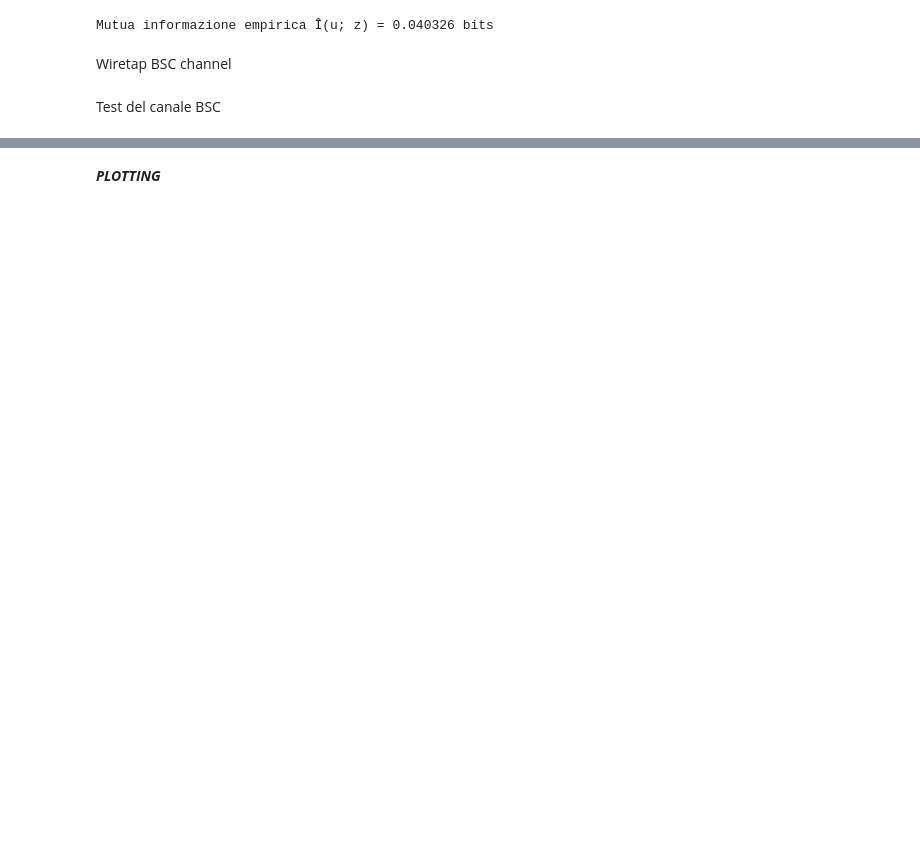
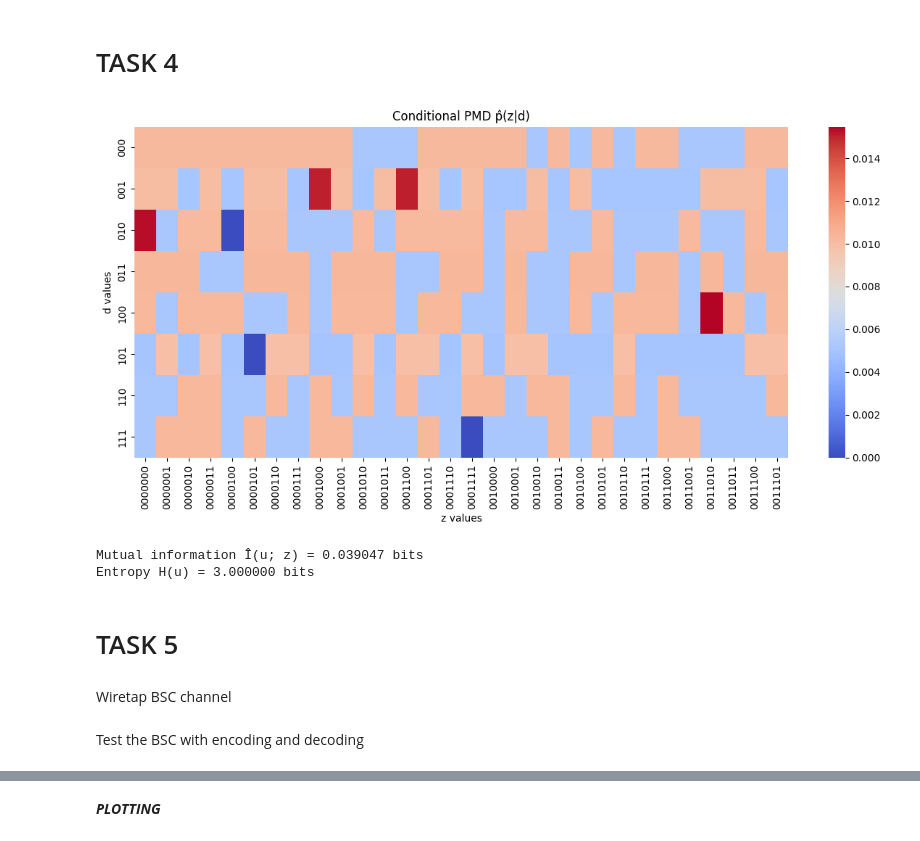
Before and after one commit to Symon02/Information-Security, a Jupyter notebook: lab2/nb.ipynb, the cells around one changed output, grey strips where cells are left out. Cells and saved outputs as stored; diff of their text form; code cells hidden in the pictures; blank space fills up the shorter version.

```diff
--- a/lab2/nb.ipynb
+++ b/lab2/nb.ipynb
@@ -136,5 +148,5 @@ L'heatmap non evidenzia pattern di correlazione tra Y e Z con probabilità signi
 # %%
-# Lista delle 16 codeword del codice di Hamming (7,4)
+# List of the 16 Hamming (7,4) codewords
 HAMMING_CODEWORDS = [
     "0000000", "1000110", "0100101", "0010011",
     "0001111", "1100011", "1010101", "1001001",
@@ -143,15 +155,16 @@ HAMMING_CODEWORDS = [
 ]
 
 def complement(bits):
+    """Flip each bit in a binary string."""
     return ''.join('1' if b == '0' else '0' for b in bits)
 
 def get_bin_for_message(u):
     """
-    Restituisce il bin associato al messaggio u (3 bit).
+    Find Hamming codewords corresponding to a given 3-bit message u.
     """
-    assert len(u) == 3 and set(u) <= {'0', '1'}
+    assert len(u) == 3 and set(u) <= {'0', '1'} # Ensure input validity
 
-    bin_prefix = "0" + u  # Costruisci [0, u] come prefisso (4 bit)
+    bin_prefix = "0" + u   # Construct a 4-bit prefix [0, u]
 
     for cw in HAMMING_CODEWORDS:
         if cw.startswith(bin_prefix):
@@ -159,13 +172,12 @@ def get_bin_for_message(u):
             if comp in HAMMING_CODEWORDS:
                 return [cw, comp]
             else:
-                return [cw]  # fallback in caso di errore
-    raise ValueError(f"Nessuna codeword con prefisso [0, {u}] trovata.")
+                return [cw]  # Fallback in case of missing complement
+    raise ValueError(f"No codeword with prefix [0, {u}] found.")
 
 def random_binning_encoder(u):
     """
-    Implementa l'encoder di binning casuale:
-    prende un messaggio u ∈ M (stringa a 3 bit) e restituisce una codeword x ∈ X′
+    Encode a 3-bit message u using random binning.
     """
     bin_codewords = get_bin_for_message(u)
     return random.choice(bin_codewords)
@@ -173,5 +185,5 @@ def random_binning_encoder(u):
 # Test encoder
 for u in ["000", "001", "010", "011", "100", "101", "110", "111"]:
     bin_set = get_bin_for_message(u)
-    print(f"Messaggio {u} → bin: {bin_set}")
+    print(f"Message {u} → bin: {bin_set}")
 # %% [output]
@@ -340,3 +305,5 @@ Accuratezza decoder con canale (1 errore max): 1000/1000
+# %% [markdown]
+# TASK 4
 # %%
 def apply_eavesdropper_channel(x):
     """
@@ -387,10 +392,28 @@ def compute_empirical_distributions(z_given_u):
 # %%
 z_given_u = simulate_encoder_eavesdropper_chain()
 p_u, p_z, p_joint, I_hat = compute_empirical_distributions(z_given_u)
 
-print(f"Mutua informazione empirica Î(u; z) = {I_hat:.6f} bits")
+# Compute conditional PMDs
+joint_counts = Counter({(u, z): int(p * 2000) for (u, z), p in p_joint.items()})  # Approx. joint counts
+u_counts = Counter({u: sum(joint_counts[(u, z)] for z in p_z) for u in p_u})
+conditional_pmd = compute_conditional_pmd(joint_counts, u_counts)
+
+# Plot conditional PMDs
+z_values = sorted(set(z for _, z in joint_counts))
+d_values = sorted(p_u.keys())
+plot_conditional_pmd(conditional_pmd, d_values, z_values)
+
+# Compute H(u)
+H_u = compute_entropy(p_u)
+
+print(f"Mutual information Î(u; z) = {I_hat:.6f} bits")
+print(f"Entropy H(u) = {H_u:.6f} bits")
 # %% [output]
+[figure, added]
-Mutua informazione empirica Î(u; z) = 0.040326 bits
+Mutual information Î(u; z) = 0.039047 bits
+Entropy H(u) = 3.000000 bits
+# %% [markdown]
+# TASK 5
 # %% [markdown]
 Wiretap BSC channel
 # %%
@@ -405,4 +425,4 @@ def bsc_channel(x, error_prob):
 # %% [markdown]
-Test del canale BSC
+Test the BSC with encoding and decoding
 # %%
 def test_bsc_encoder_decoder(epsilon=0.05, delta=0.15, n_samples=1000):
```
Also changed, not shown: parts of 39 cells of this notebook, 1 other file.
